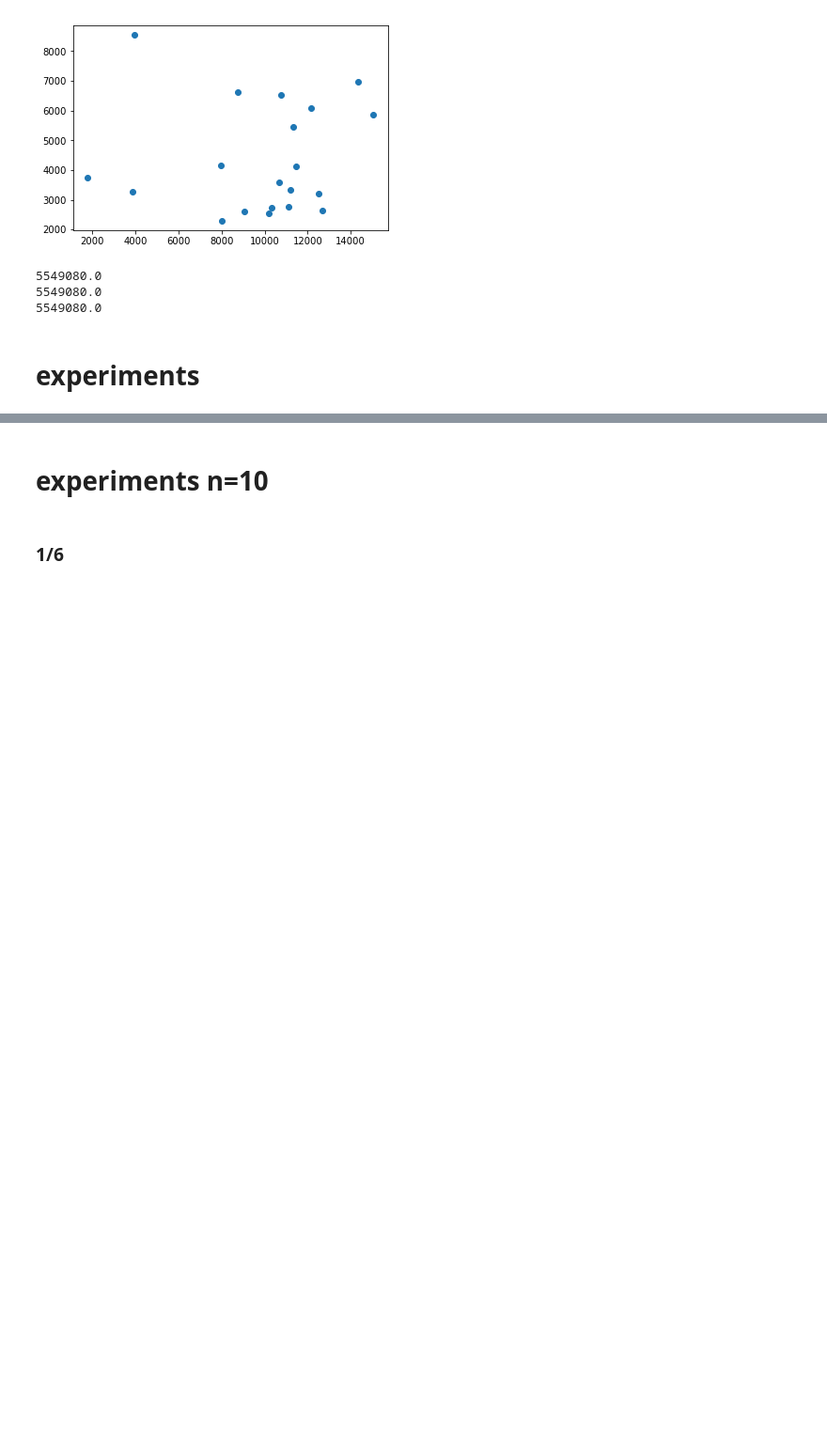
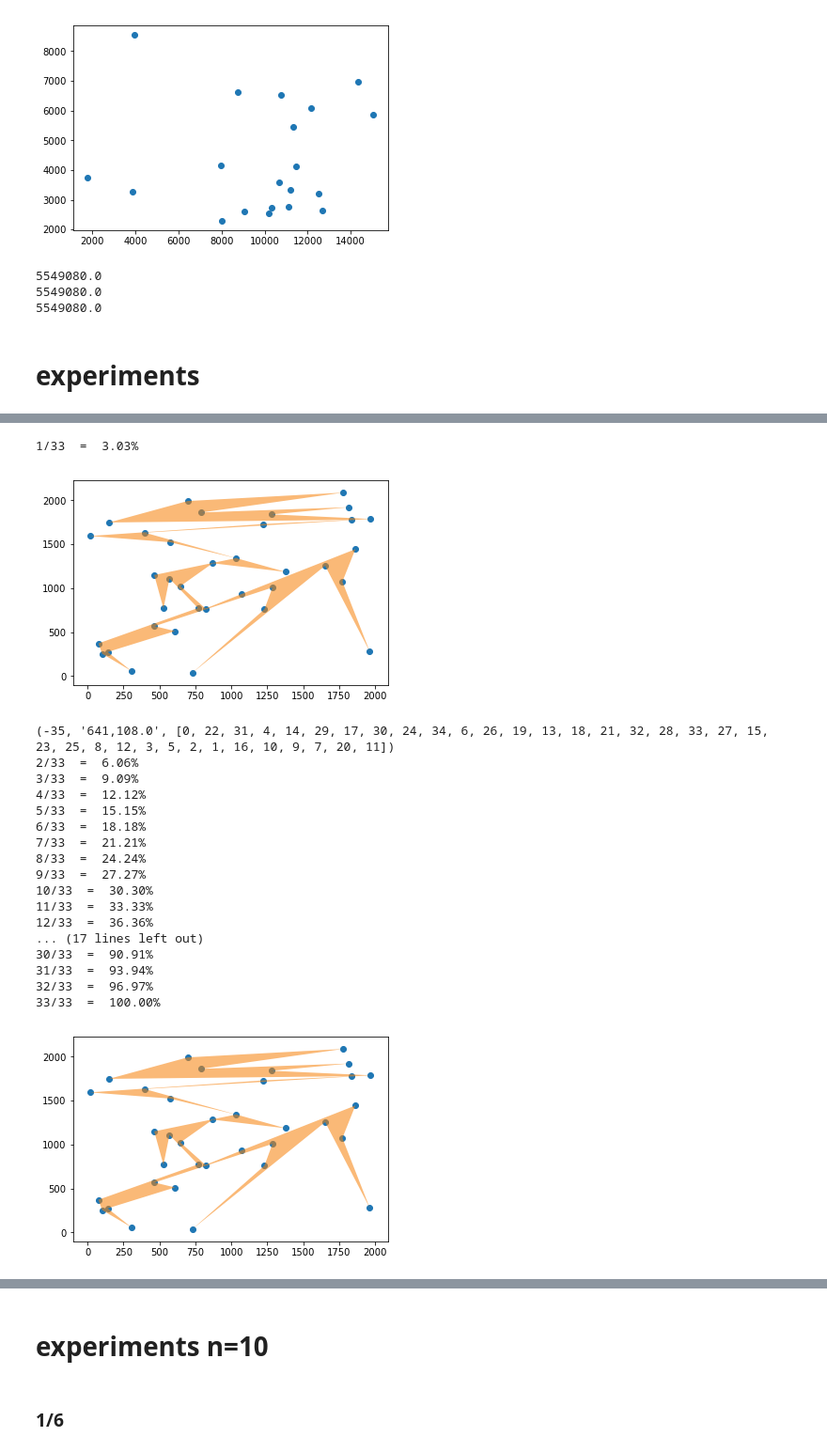
Before and after one commit to mhudnell/geo_optimization_challenge, a Jupyter notebook: geometric_optimization_challenge.ipynb, the cells around one changed output, grey strips where cells are left out. Shown: that part at 94% size. Drawn from its saved outputs; the diff is of its cells as text; code cells hidden in the pictures; blank space fills up the shorter version.

```diff
--- a/geometric_optimization_challenge.ipynb
+++ b/geometric_optimization_challenge.ipynb
@@ -222,3 +229,11 @@ uniform_0000030_1 = np.loadtxt('challenge_instances/data/uniform/uniform-0000030
+# %%
+us_night_0000020 = np.loadtxt('challenge_instances/data/images/us-night-0000020.instance')
+uniform_0000030_1 = np.loadtxt('challenge_instances/data/uniform/uniform-0000030-1.instance')
+uniform_0000035_1 = np.loadtxt('challenge_instances/data/uniform/uniform-0000035-1.instance')
+uniform_0000040_1 = np.loadtxt('challenge_instances/data/uniform/uniform-0000040-1.instance')
+uniform_0000045_1 = np.loadtxt('challenge_instances/data/uniform/uniform-0000045-1.instance')
+uniform_0000050_1 = np.loadtxt('challenge_instances/data/uniform/uniform-0000050-1.instance')
+uniform_0000100_1 = np.loadtxt('challenge_instances/data/uniform/uniform-0000100-1.instance')
 # %%
 p = build_triangulation(us_night_0000020, show_best_polys=True)
 
@@ -242,0 +274,23 @@ KeyboardInterrupt:
+# %%
+p = build_triangulation(uniform_0000035_1, show_best_polys=True)
+# %% [output]
+1/33  =  3.03%
+[figure, added]
+(-35, '641,108.0', [0, 22, 31, 4, 14, 29, 17, 30, 24, 34, 6, 26, 19, 13, 18, 21, 32, 28, 33, 27, 15, 23, 25, 8, 12, 3, 5, 2, 1, 16, 10, 9, 7, 20, 11])
+2/33  =  6.06%
+3/33  =  9.09%
+4/33  =  12.12%
+5/33  =  15.15%
+6/33  =  18.18%
+7/33  =  21.21%
+8/33  =  24.24%
+9/33  =  27.27%
+10/33  =  30.30%
+11/33  =  33.33%
+12/33  =  36.36%
+... (17 lines left out)
+30/33  =  90.91%
+31/33  =  93.94%
+32/33  =  96.97%
+33/33  =  100.00%
+[figure, added]
```
Also changed, not shown: parts of 18 cells of this notebook.
